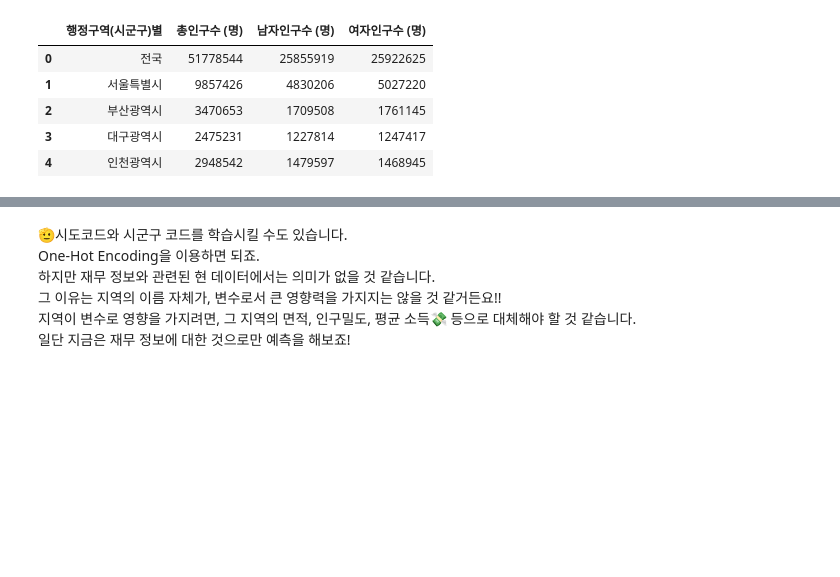
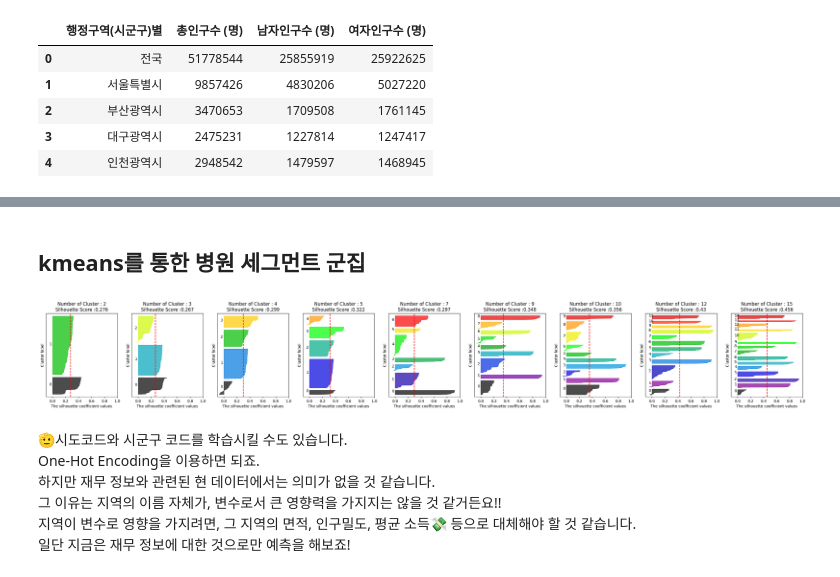
Before and after one commit to nyeokinyeoki/Gym_zalabim, a Jupyter notebook: hospital.ipynb, the cells around one changed output, grey strips where cells are left out. Saved outputs shown, nothing was run; the diff lists cells and outputs as text; code cells hidden in the pictures; blank space fills up the shorter version.

```diff
--- a/hospital.ipynb
+++ b/hospital.ipynb
@@ -185,6 +263,7 @@ df_new.head()
 # %%
 # 시도를 one-hot-encoding
 df_new = pd.get_dummies(df_new, columns=["sido"], prefix=["sido"], prefix_sep="_", dtype=int)
+df_clst = pd.get_dummies(df_clst, columns=["sido"], prefix=["sido"], prefix_sep="_", dtype=int)
 df_new.info()
 # %% [output]
 <class 'pandas.core.frame.DataFrame'>
@@ -209,0 +286,5 @@ df
+# %%
+# 병원 군집을 통해 결측치 예측을 하고자 함, surplus1 / 2, profit1 / 2, employee 1 / 2
+df_clst.drop(columns="행정구역(시군구)별", axis=1, inplace=True)
+
+df_clst.info()
@@ -209,0 +309,4 @@ df
+# %%
+# NaN 값이 없는 컬럼만 남기기
+df_kmeans = df_clst.dropna(axis=1, how="any")
+df_kmeans.info()
@@ -209,0 +331,2 @@ df
+# %% [markdown]
+## kmeans를 통한 병원 세그먼트 군집
@@ -210,3 +380,14 @@ df
+# %%
+scaler1 = MinMaxScaler()
+
+scalerX1 = scaler1.fit(df_kmeans.iloc[:,1:])
+
+X_mmsc1 = scaler1.transform(df_kmeans.iloc[:,1:])
+# %%
+visualize_silhouette([2,3,4,5,7,9,10,12,15], X_mmsc1)
+# 15개가 됐을 때 실루엣 계수가 0.356으로 최대
+# %% [output]
+[figure, added]
 # %%
 # 병원 정보에 NULL이 존재하는 부분을 다른 값으로 대체할 수 없음
 # 병원의 매출, 비용, 이익, 직원 수와 같은 값을 다른 병원의 평균이나 중앙값으로 대체하면 안 됨
```
Also changed, not shown: parts of 14 cells of this notebook.
